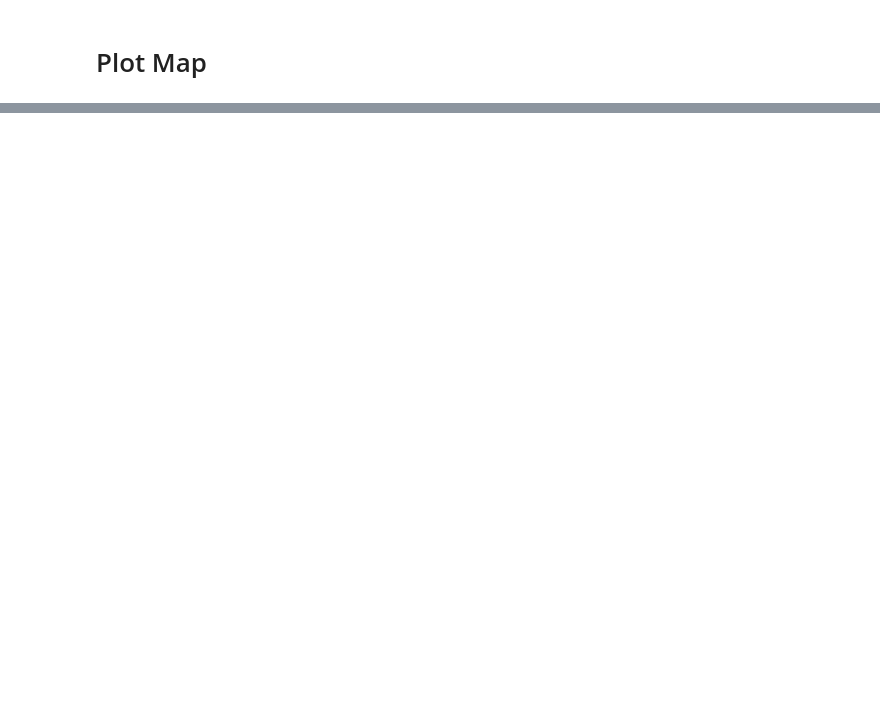
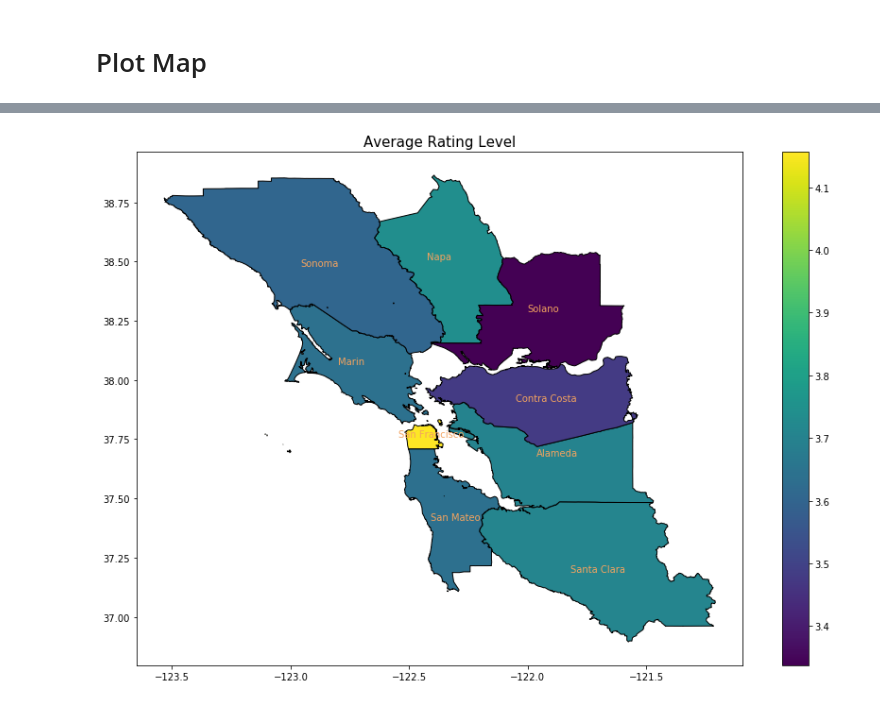
Before and after one commit to esmondhkchu/bayarea_business, a Jupyter notebook: data_analysis/geospatial_exploration.ipynb, the cells around one changed output, grey strips where cells are left out. Cells and saved outputs as stored; diff of their text form; code cells hidden in the pictures; blank space fills up the shorter version.

```diff
--- a/data_analysis/geospatial_exploration.ipynb
+++ b/data_analysis/geospatial_exploration.ipynb
@@ -110,0 +102,8 @@ array(['Alameda', 'Contra Costa', 'Marin', 'Napa', 'San Francisco',
+# %%
+mean_df = geo_business_info.groupby(by='counties')[['price','rating','review_count']].apply(np.mean)
+# %%
+# combine
+bay_area_map_info = bay_area_map.merge(mean_df, left_on='county', right_index=True)
+# %%
+# add county centroids coordinates
+bay_area_map_info['centroid_coor'] = bay_area_map_info.geometry.apply(lambda x: x.representative_point().coords[:])
@@ -111,2 +123,10 @@ array(['Alameda', 'Contra Costa', 'Marin', 'Napa', 'San Francisco',
 # %% [markdown]
 # Plot Map
+# %%
+fig,ax = plt.subplots(figsize=(15,10))
+bay_area_map_info.plot(ax=ax, edgecolor='black', column='price', legend=True)
+for idx, row in bay_area_map_info.iterrows():
+    xy = (row['centroid_coor'][0][0]-0.1, row['centroid_coor'][0][1])
+    plt.annotate(s=row['county'], xy=xy, color='sandybrown')
+plt.title('Average Price Level', size=15)
+plt.show()
@@ -112,0 +135,10 @@ array(['Alameda', 'Contra Costa', 'Marin', 'Napa', 'San Francisco',
+# %%
+fig,ax = plt.subplots(figsize=(15,10))
+bay_area_map_info.plot(ax=ax, edgecolor='black', column='rating', legend=True)
+for idx, row in bay_area_map_info.iterrows():
+    xy = (row['centroid_coor'][0][0]-0.1, row['centroid_coor'][0][1])
+    plt.annotate(s=row['county'], xy=xy, color='sandybrown')
+plt.title('Average Rating Level', size=15)
+plt.show()
+# %% [output]
+[figure, added]
```
Also changed, not shown: parts of 7 cells of this notebook.
